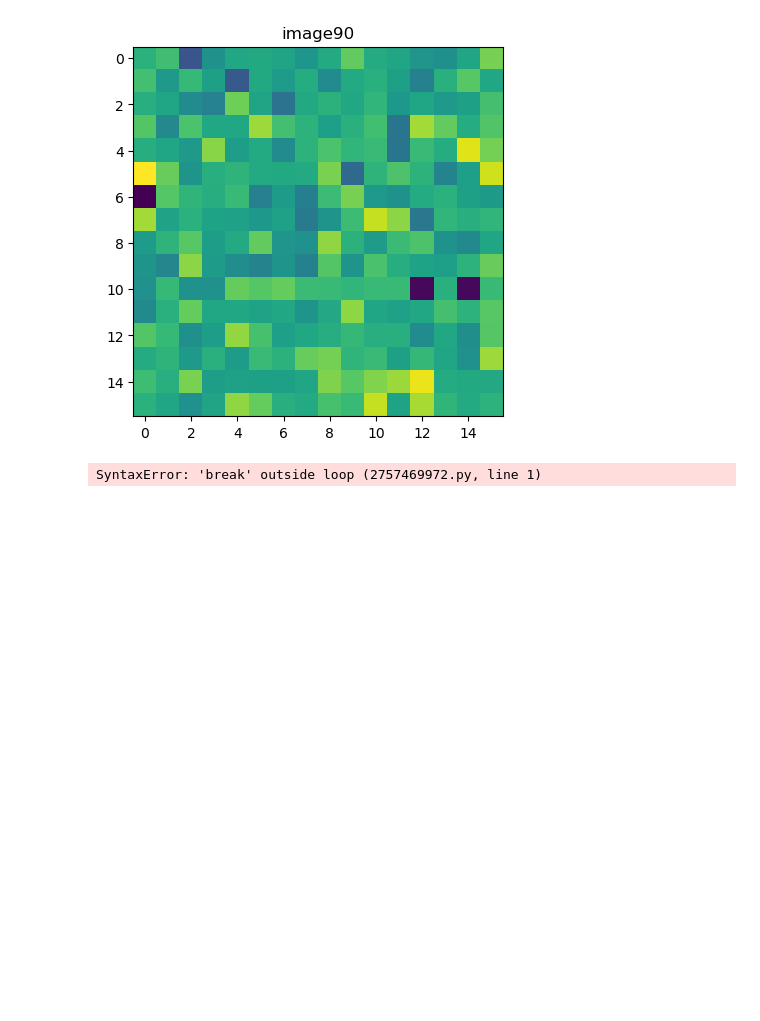
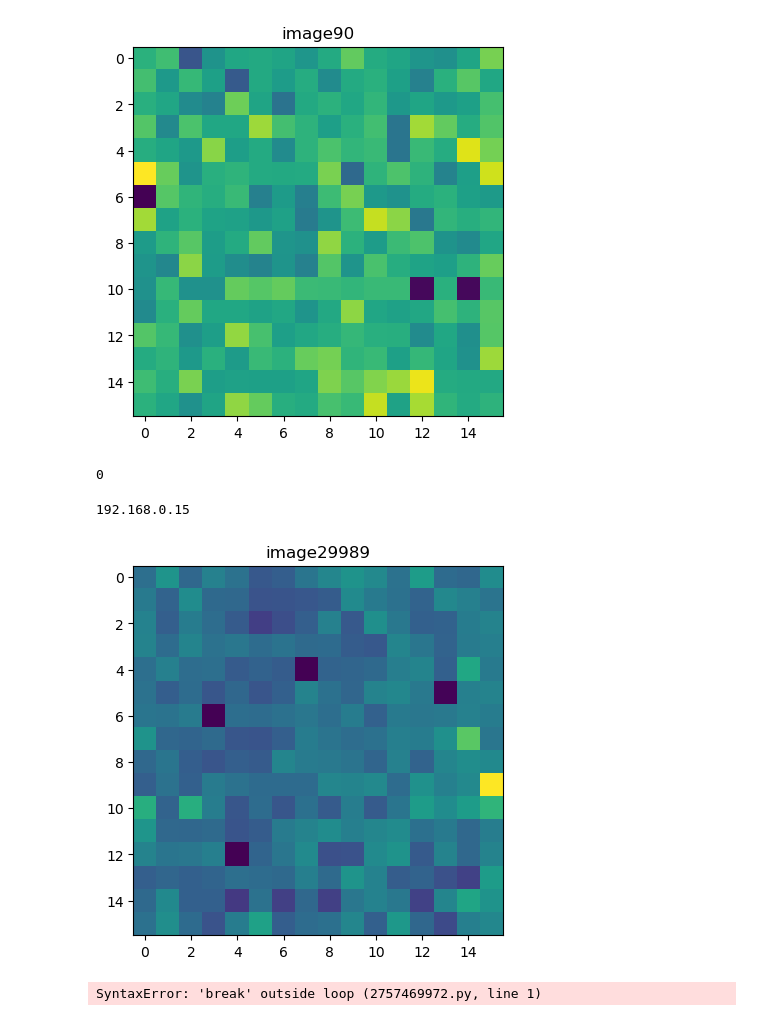
Before and after one commit to brettonsimpson/pynoseti, a Jupyter notebook: Wireshark_Data_Processing.ipynb, the cells around one changed output. Cells and saved outputs as stored; diff of their text form; code cells hidden in the pictures; blank space fills up the shorter version.

Commit message:
Feature Addition
Added ability to playback detector data stream within the coding environment

```diff
--- a/Wireshark_Data_Processing.ipynb
+++ b/Wireshark_Data_Processing.ipynb
@@ -47,7 +48,7 @@ def separated_hex_values(packet):
     return separated_hexadecimal_array
 # Reads the raw hexadecimal data string for a packet and encodes it into a list of hexadecimal values.
 
-def convert_hexadecimal_to_decimal(hexadecimal_array):
+def hexadecimal_to_decimal(hexadecimal_array):
     '''
     This function reads the hexadecimal value list for a packet and converts each into decimal form.
     '''
@@ -62,7 +63,7 @@ def decimal_converted_packet(packet):
     This function performs the operations for both the 'separated_hex_values' and 'convert_hexadecimal_to_decimal'
     functions on a packet.
     '''
-    return convert_hexadecimal_to_decimal(separated_hex_values(packet))
+    return hexadecimal_to_decimal(separated_hex_values(packet))
 # Performs the function of the 'separated_hex_values' function and then performs the 'convert_hexadecimal_to_decimal'
 # function on the same data.
 
@@ -286,10 +291,20 @@ directory = 'S:/'
 "\n    i = 1\n    for element in file_packet_intensity_data[]:\n        if len(element) == 16:\n            plt.figure()\n            plt.imshow(element)\n            plt.savefig(os.path.join(director ...
 # %%
 def image_plotter(image):
-    plt.title(str(image.name))
-    plt.imshow(image.data)
+    if len(image.data) > 0:
+        plt.title(str(image.name))
+        plt.imshow(image.data)
+        plt.show()
     #plt.close()
 # %%
 image_plotter(object_list[90])
 # %% [output]
 [figure]
+# %%
+print(len(object_list[482].data))
+# %% [output]
+0
+# %%
+print(object_list[501].source_ip)
+# %% [output]
+192.168.0.15
@@ -296,3 +316,17 @@ image_plotter(object_list[90])
+# %%
+counter = 0
+for element in object_list:
+
+    if element.source_ip == '192.168.0.12':
+        #print(element.source_ip)
+        image_plotter(element)
+
+        time.sleep(0.0167)
+        clear_output(wait=True)
+
+        counter += 1
+# %% [output]
+[figure, added]
 # %%
 break
 i=0
```
Also changed, not shown: parts of 4 cells of this notebook.
